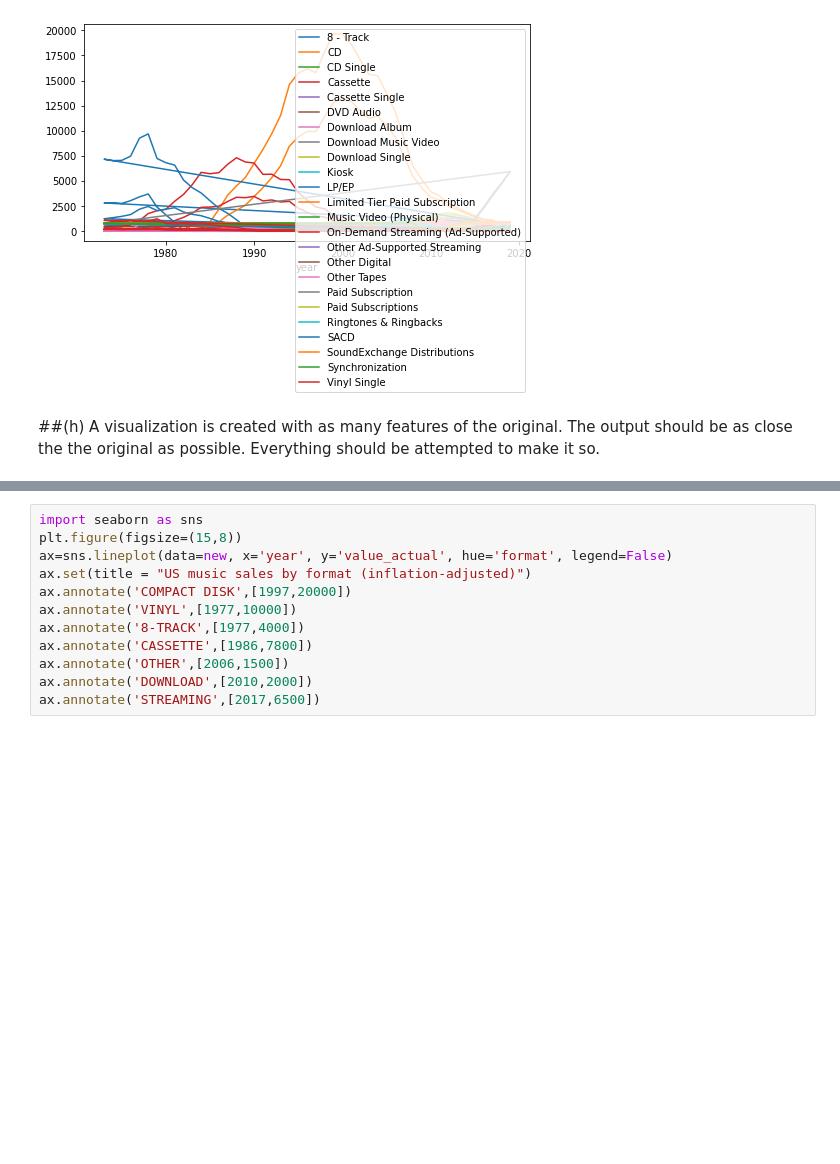
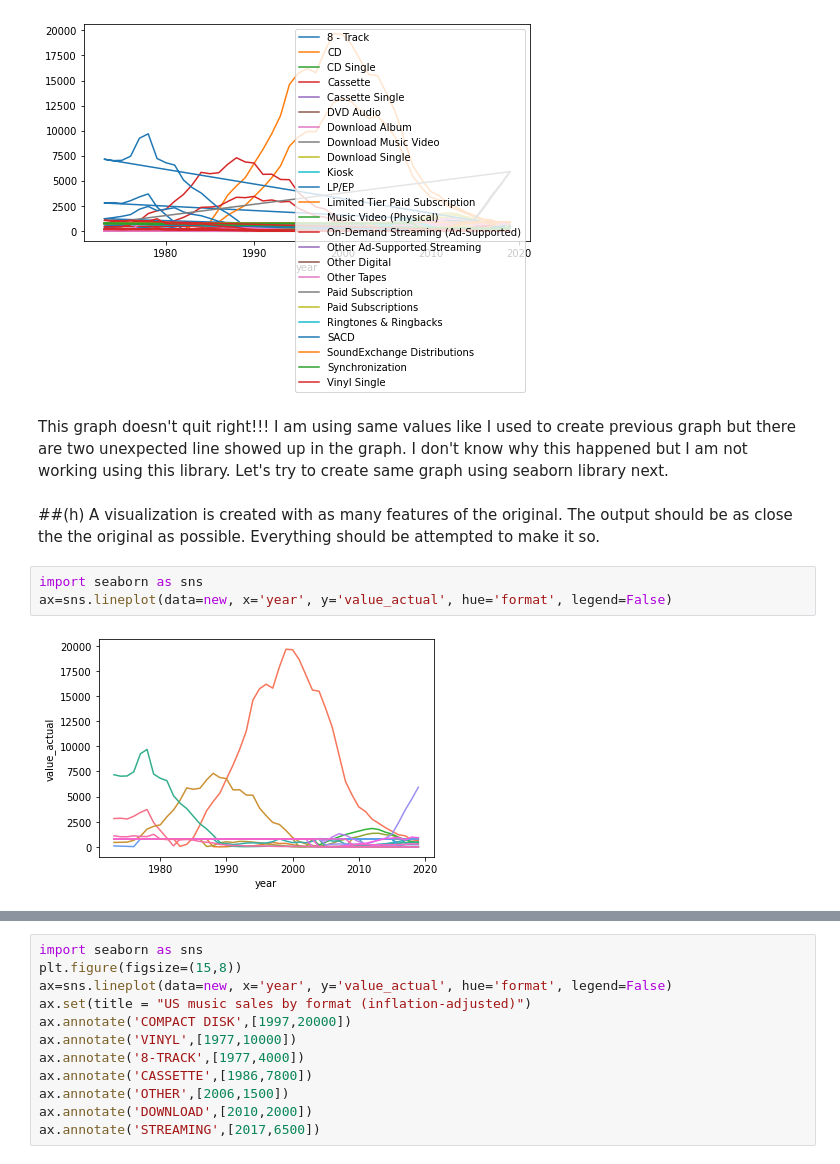
Before and after one commit to almsalahuddin/Data-Processing-and-Visualization, a Jupyter notebook: Project_Recreating_the_Masters_Final_.ipynb, the cells around one changed output, grey strips where cells are left out. Saved outputs shown, nothing was run; the diff lists cells and outputs as text; blank space fills up the shorter version.

```diff
--- a/Project_Recreating_the_Masters_Final_.ipynb
+++ b/Project_Recreating_the_Masters_Final_.ipynb
@@ -118,5 +130,12 @@ for idx, gp in df.groupby('format'):
 plt.show()
 # %% [output]
 [figure]
+# %% [markdown]
+This graph doesn't quit right!!! I am using same values like I used to create previous graph but there are two unexpected line showed up in the graph. I don't know why this happened but I am not working using this library. Let's try to create same graph using seaborn library next.
 # %% [markdown]
 ##(h) A visualization is created with as many features of the original. The output should be as close the the original as possible. Everything should be attempted to make it so.
+# %%
+import seaborn as sns
+ax=sns.lineplot(data=new, x='year', y='value_actual', hue='format', legend=False)
+# %% [output]
+[figure, added]
```
Also changed, not shown: parts of 15 cells of this notebook.
